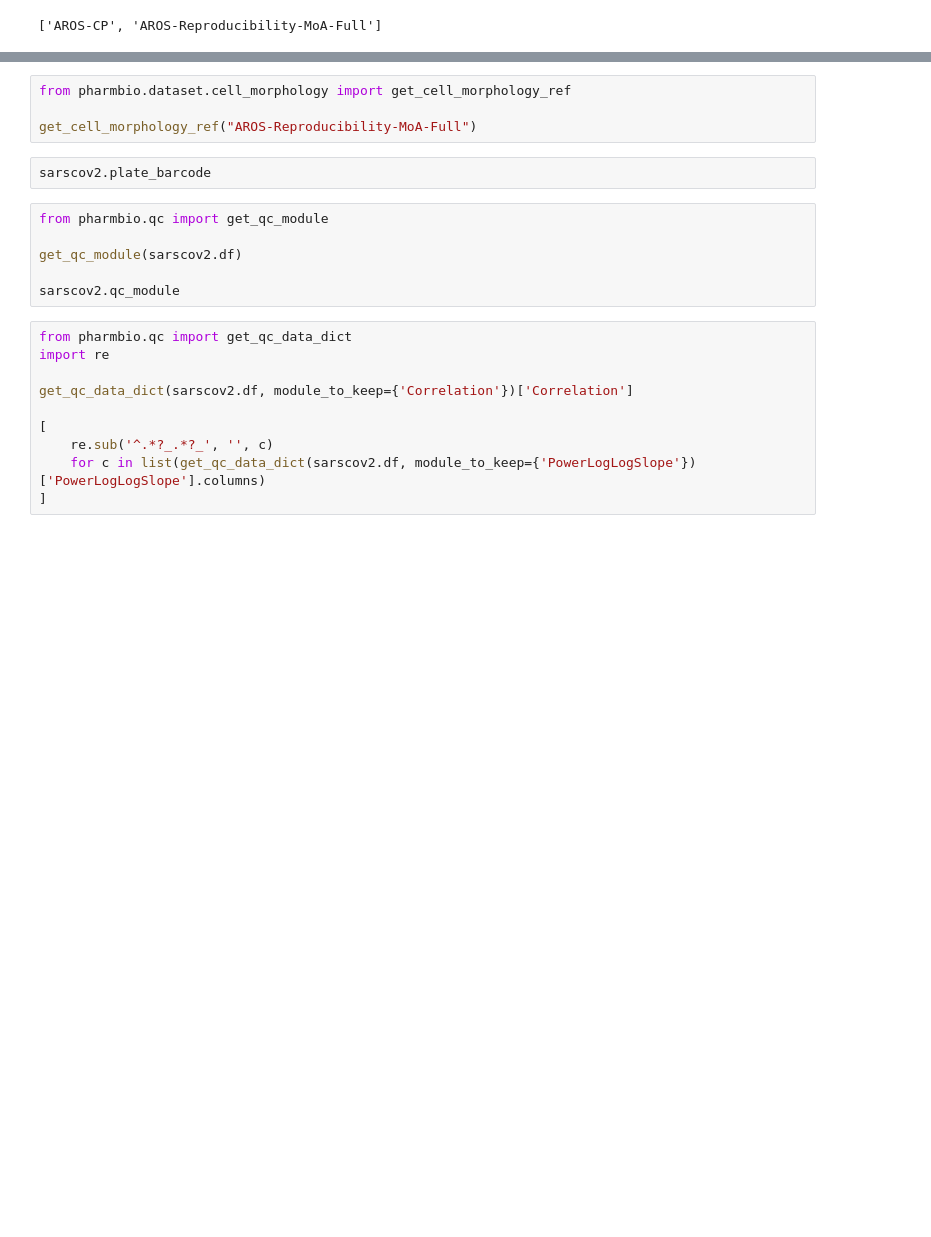
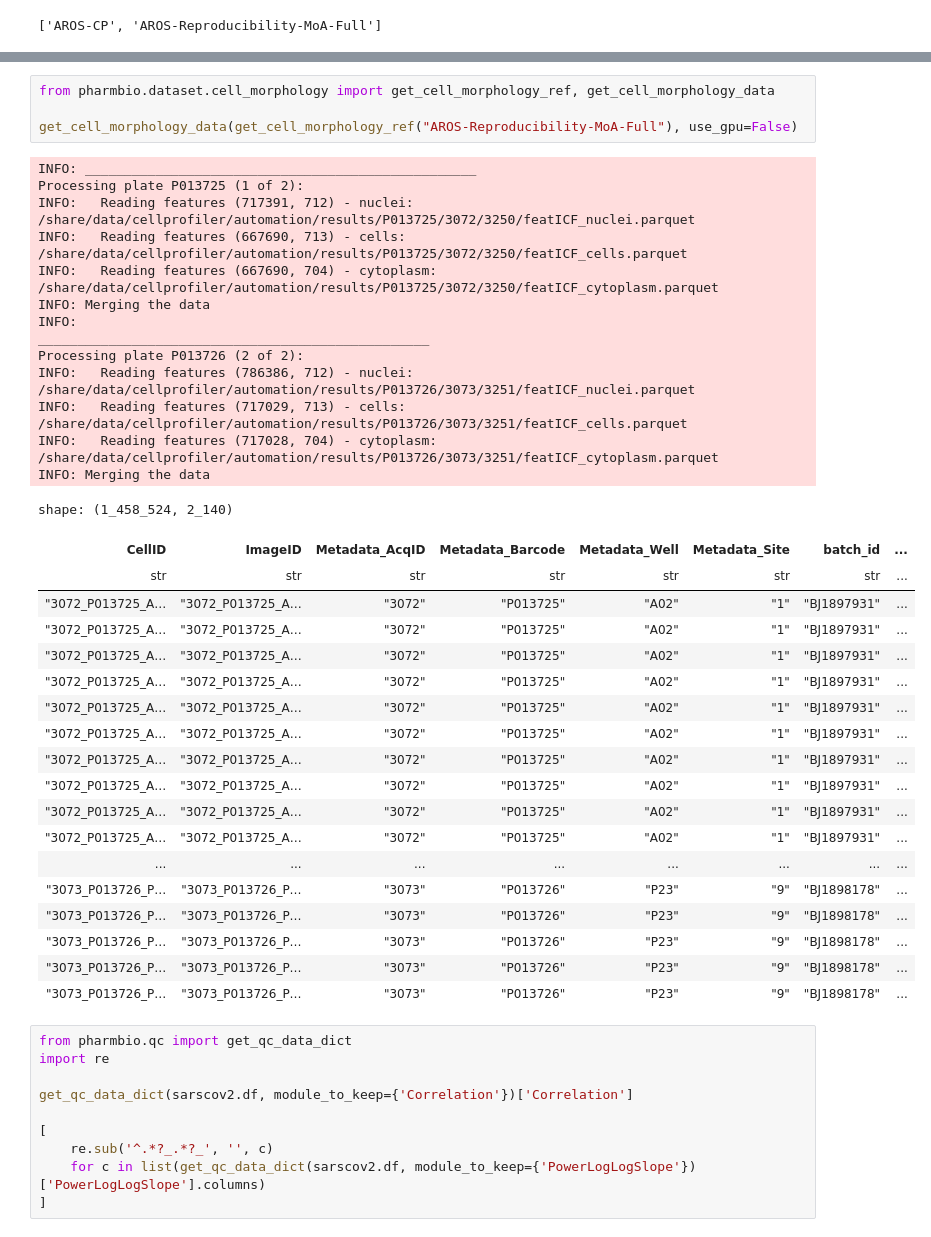
Before and after one commit to pharmbio/pharmbio_package, a Jupyter notebook: test_package.ipynb, the cells around one changed output, grey strips where cells are left out. Drawn from its saved outputs; the diff is of its cells as text; blank space fills up the shorter version.

Commit message:
changed import structure, finished the morphology data retrival

```diff
--- a/test_package.ipynb
+++ b/test_package.ipynb
@@ -45,15 +41,40 @@ shape: (6_840, 589)
 # %%
-from pharmbio.dataset.cell_morphology import get_cell_morphology_ref
+from pharmbio.dataset.cell_morphology import get_cell_morphology_ref, get_cell_morphology_data
 
-get_cell_morphology_ref("AROS-Reproducibility-MoA-Full")
+get_cell_morphology_data(get_cell_morphology_ref("AROS-Reproducibility-MoA-Full"), use_gpu=False)
+# %% [output]
+INFO: __________________________________________________
+Processing plate P013725 (1 of 2):
+INFO:   Reading features (717391, 712) - nuclei:        /share/data/cellprofiler/automation/results/P013725/3072/3250/featICF_nuclei.parquet
+INFO:   Reading features (667690, 713) - cells:         /share/data/cellprofiler/automation/results/P013725/3072/3250/featICF_cells.parquet
+INFO:   Reading features (667690, 704) - cytoplasm:     /share/data/cellprofiler/automation/results/P013725/3072/3250/featICF_cytoplasm.parquet
+INFO: Merging the data
+INFO:
+__________________________________________________
+Processing plate P013726 (2 of 2):
+INFO:   Reading features (786386, 712) - nuclei:        /share/data/cellprofiler/automation/results/P013726/3073/3251/featICF_nuclei.parquet
+INFO:   Reading features (717029, 713) - cells:         /share/data/cellprofiler/automation/results/P013726/3073/3251/featICF_cells.parquet
+INFO:   Reading features (717028, 704) - cytoplasm:     /share/data/cellprofiler/automation/results/P013726/3073/3251/featICF_cytoplasm.parquet
+INFO: Merging the data
+shape: (1_458_524, 2_140)
+| CellID | ImageID | Metadata_AcqID | Metadata_Barcode | Metadata_Well | Metadata_Site | batch_id | ... |
+| str | str | str | str | str | str | str | ... |
+| "3072_P013725_A… | "3072_P013725_A… | "3072" | "P013725" | "A02" | "1" | "BJ1897931" | ... |
+| "3072_P013725_A… | "3072_P013725_A… | "3072" | "P013725" | "A02" | "1" | "BJ1897931" | ... |
+| "3072_P013725_A… | "3072_P013725_A… | "3072" | "P013725" | "A02" | "1" | "BJ1897931" | ... |
+| "3072_P013725_A… | "3072_P013725_A… | "3072" | "P013725" | "A02" | "1" | "BJ1897931" | ... |
+| "3072_P013725_A… | "3072_P013725_A… | "3072" | "P013725" | "A02" | "1" | "BJ1897931" | ... |
+| "3072_P013725_A… | "3072_P013725_A… | "3072" | "P013725" | "A02" | "1" | "BJ1897931" | ... |
+| "3072_P013725_A… | "3072_P013725_A… | "3072" | "P013725" | "A02" | "1" | "BJ1897931" | ... |
+| "3072_P013725_A… | "3072_P013725_A… | "3072" | "P013725" | "A02" | "1" | "BJ1897931" | ... |
+| "3072_P013725_A… | "3072_P013725_A… | "3072" | "P013725" | "A02" | "1" | "BJ1897931" | ... |
+| "3072_P013725_A… | "3072_P013725_A… | "3072" | "P013725" | "A02" | "1" | "BJ1897931" | ... |
+| ... | ... | ... | ... | ... | ... | ... | ... |
+| "3073_P013726_P… | "3073_P013726_P… | "3073" | "P013726" | "P23" | "9" | "BJ1898178" | ... |
+| "3073_P013726_P… | "3073_P013726_P… | "3073" | "P013726" | "P23" | "9" | "BJ1898178" | ... |
+| "3073_P013726_P… | "3073_P013726_P… | "3073" | "P013726" | "P23" | "9" | "BJ1898178" | ... |
+| "3073_P013726_P… | "3073_P013726_P… | "3073" | "P013726" | "P23" | "9" | "BJ1898178" | ... |
+| "3073_P013726_P… | "3073_P013726_P… | "3073" | "P013726" | "P23" | "9" | "BJ1898178" | ... |
-# %%
-sarscov2.plate_barcode
-# %%
-from pharmbio.qc import get_qc_module
-
-get_qc_module(sarscov2.df)
-
-sarscov2.qc_module
 # %%
 from pharmbio.qc import get_qc_data_dict
 import re
```
Also changed, not shown: parts of 1 cell of this notebook, 34 other files.
